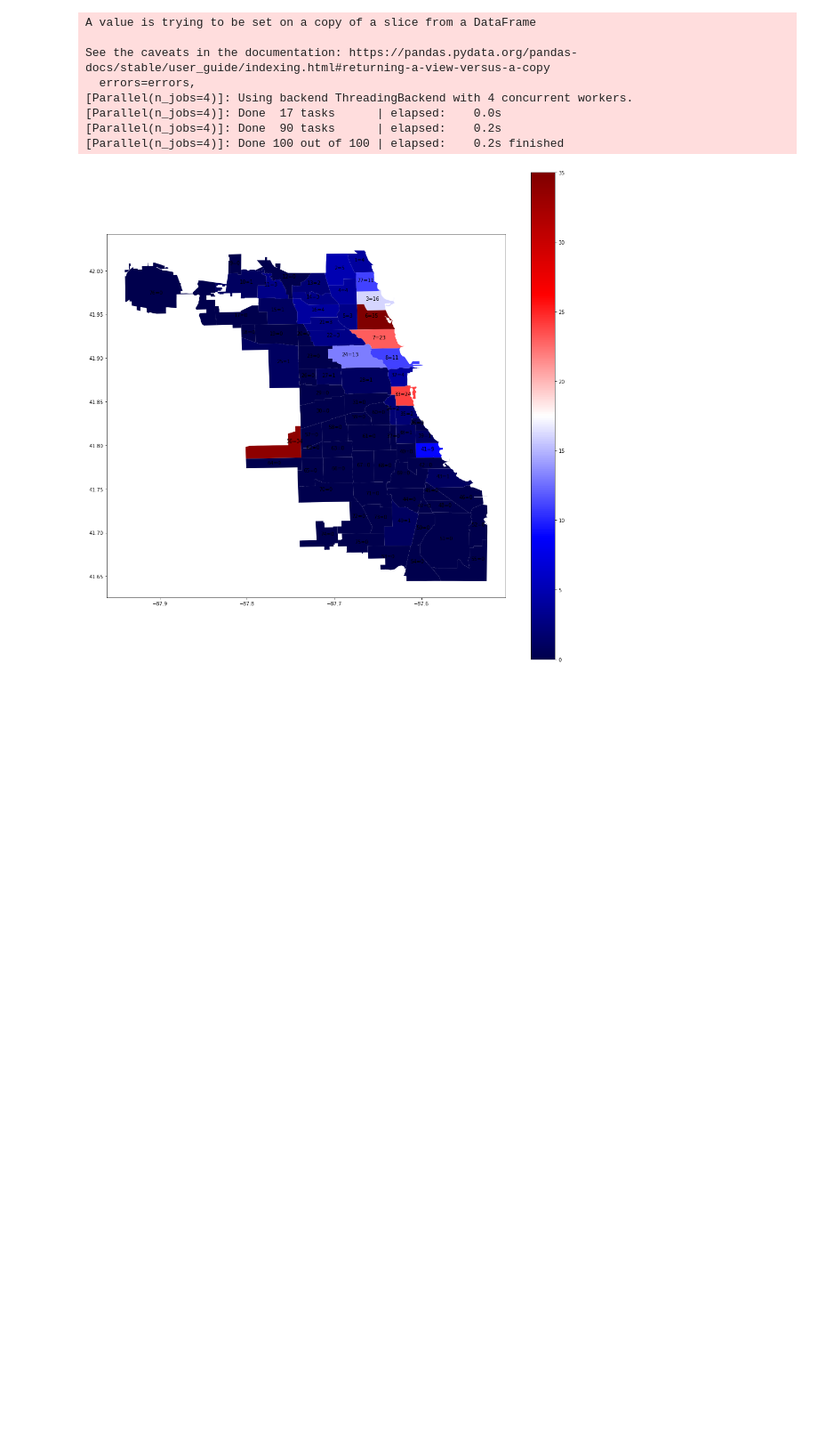
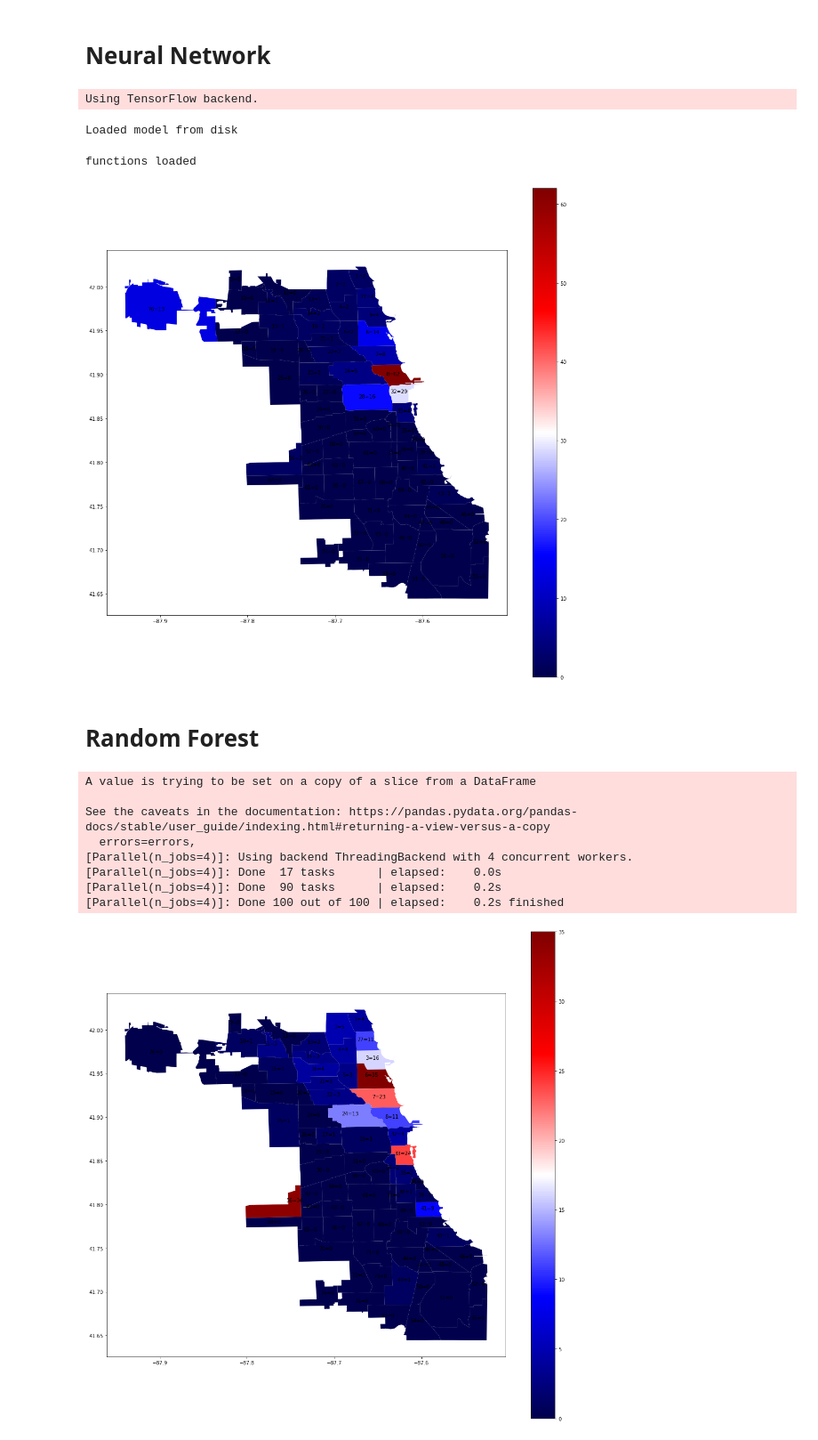
Before and after one commit to alexisgaziello/CSP_MATH_571_taxi_oracle, a Jupyter notebook: src/models_helper.ipynb, the cells around one changed output. Shown at 89% size. Saved outputs shown, nothing was run; the diff lists cells and outputs as text; code cells hidden in the pictures; blank space fills up the shorter version.

Commit message:
Neural Network Model done

```diff
--- a/src/models_helper.ipynb
+++ b/src/models_helper.ipynb
@@ -31,6 +31,44 @@ path_maps = path + f'{sep}mapGeneration{sep}mapGeneration.py'
 spec = importlib.util.spec_from_file_location("mapGeneration", path_maps)
 mp = importlib.util.module_from_spec(spec)
 spec.loader.exec_module(mp)
+# %% [markdown]
+# Neural Network
+# %%
+from keras.models import model_from_json
+path_new = pathToSrc + f'{sep}models{sep}neuralNet{sep}'
+
+# load json and create model
+json_file = open(path_new + 'model_neural_network.json', 'r')
+loaded_model_json = json_file.read()
+json_file.close()
+model_neural_network = model_from_json(loaded_model_json)
+# load weights into new model
+model_neural_network.load_weights(path_new + "model_neural_network.h5")
+print("Loaded model from disk")
+# %% [output]
+Using TensorFlow backend.
+Loaded model from disk
+# %%
+# import functions
+path_to_model = pathToSrc + f'{sep}models{sep}neuralNet{sep}neural_network.py'
+spec = importlib.util.spec_from_file_location("neuralNet", path_to_model)
+neuralNet = importlib.util.module_from_spec(spec)
+spec.loader.exec_module(neuralNet)
+print('functions loaded')
+# %% [output]
+functions loaded
+# %%
+# Test
+date = "2019-11-16 16:00:00"
+X = neuralNet.TransformDataToX(df, date)
+# Predict
+Y = model_neural_network.predict(X)
+prediction = neuralNet.TransformYToResult(Y)
+mp.mapGenerator(prediction)
+# %% [output]
+[figure, added]
+# %% [markdown]
+# Random Forest
 # %%
 # RandomForest
 model_randomForest = joblib.load(path_datasets+"/model/randomforest.pkl")
```
Also changed, not shown: 4 other files.
